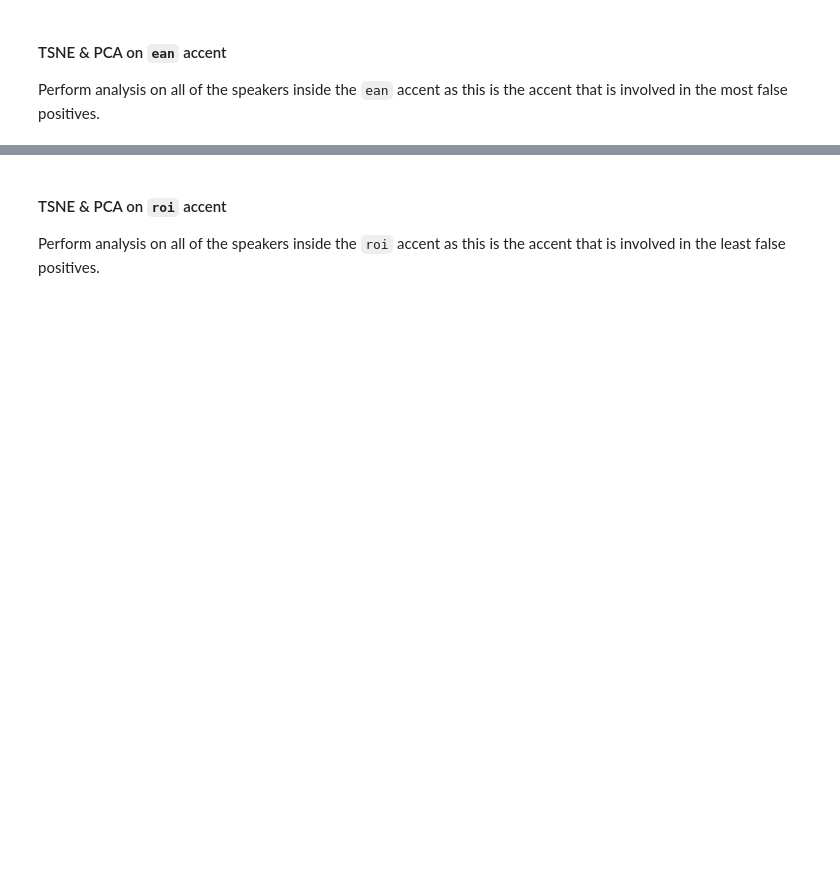
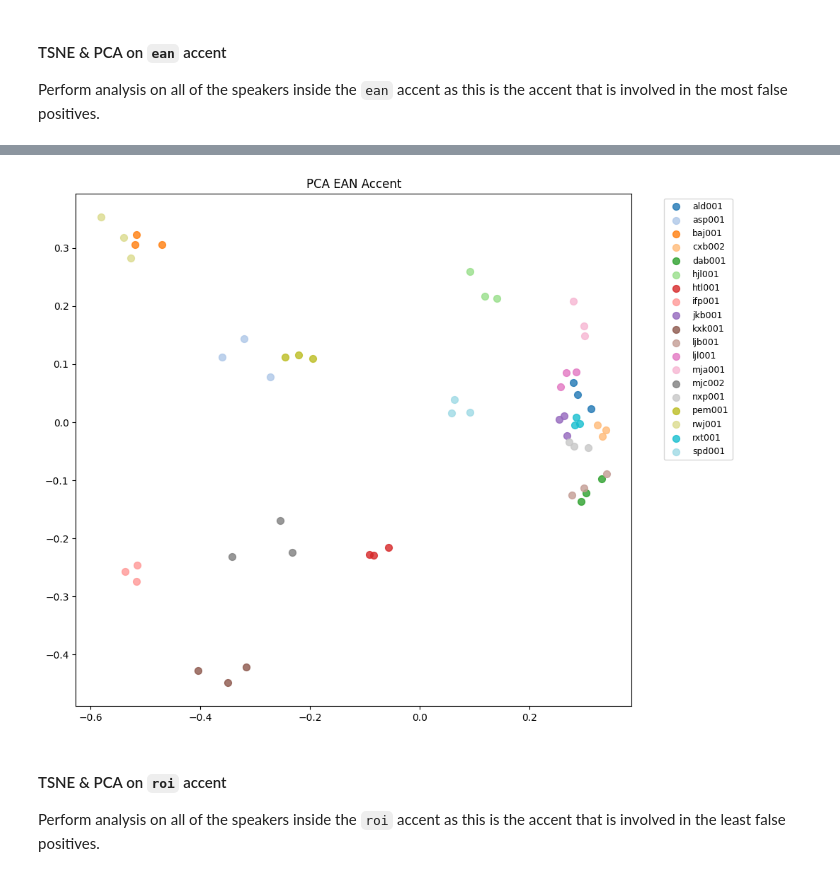
Before and after one commit to michael-vella/ARI5121_SpeechProject_Michael_Vella_code, a Jupyter notebook: core.ipynb, the cells around one changed output, grey strips where cells are left out. Saved outputs shown, nothing was run; the diff lists cells and outputs as text; code cells hidden in the pictures; blank space fills up the shorter version.

```diff
--- a/core.ipynb
+++ b/core.ipynb
@@ -698,3 +766,12 @@ Perform analysis on all of the speakers inside the `ean` accent as this is the a
+# %%
+plot_reduction(
+    embeddings=embeddings_array[ean_mask],
+    labels=labels_speaker[ean_mask],
+    title="PCA EAN Accent",
+    method="pca",
+)
+# %% [output]
+[figure, added]
 # %% [markdown]
 #### TSNE & PCA on `roi` accent
 
```
Also changed, not shown: parts of 11 cells of this notebook, 6 other files.
